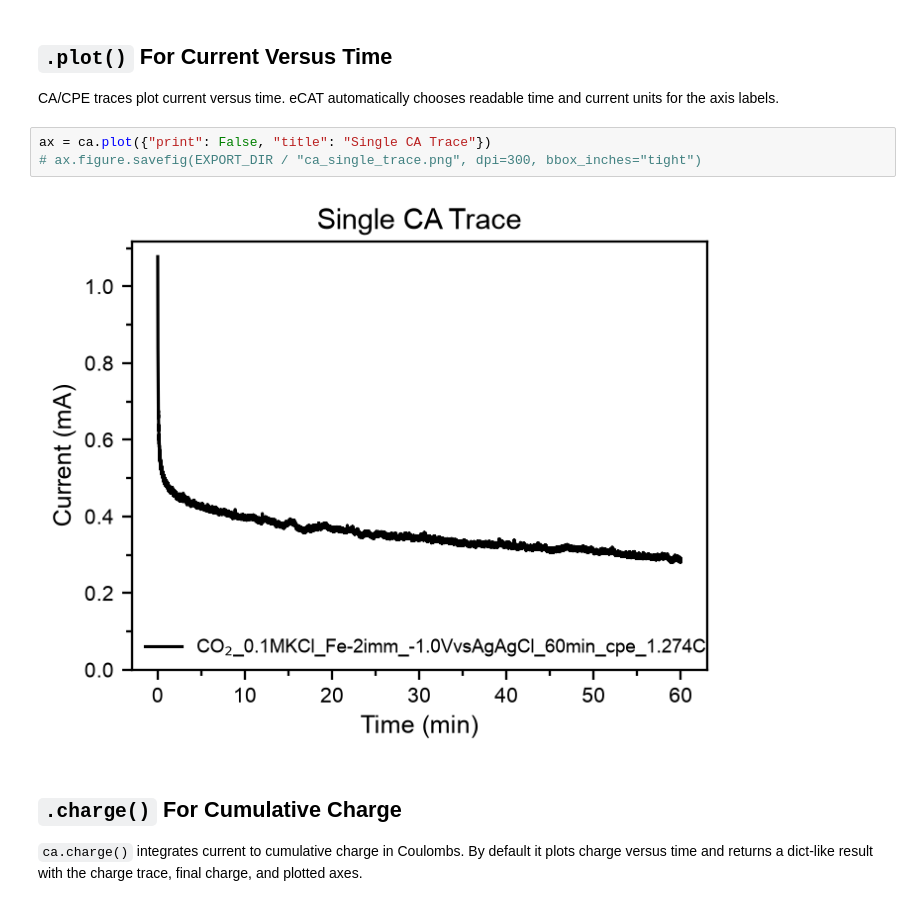
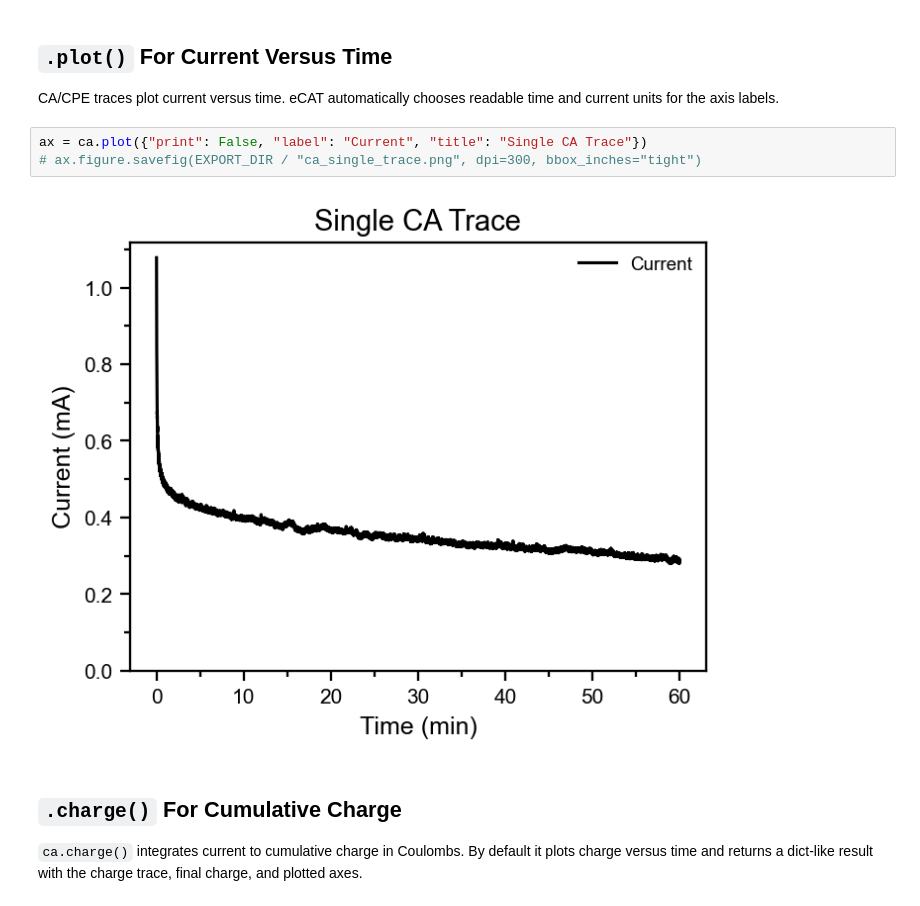
Before and after one commit to ljelissiry/eCAT, a Jupyter notebook: notebooks/06_ca_cp_basics.ipynb, the cells around one changed output. Saved outputs shown, nothing was run; the diff lists cells and outputs as text.

```diff
--- a/notebooks/06_ca_cp_basics.ipynb
+++ b/notebooks/06_ca_cp_basics.ipynb
@@ -72,10 +72,10 @@ ca = e.echem.from_file(str(ca_file), {
 
 CA/CPE traces plot current versus time. eCAT automatically chooses readable time and current units for the axis labels.
 # %%
-ax = ca.plot({"print": False, "title": "Single CA Trace"})
+ax = ca.plot({"print": False, "label": "Current", "title": "Single CA Trace"})
 # ax.figure.savefig(EXPORT_DIR / "ca_single_trace.png", dpi=300, bbox_inches="tight")
 # %% [output]
-[figure, old version]
+[figure, new version]
 # %% [markdown]
 ## `.charge()` For Cumulative Charge
 
```
Also changed, not shown: parts of 9 cells of this notebook, 20 other files.
